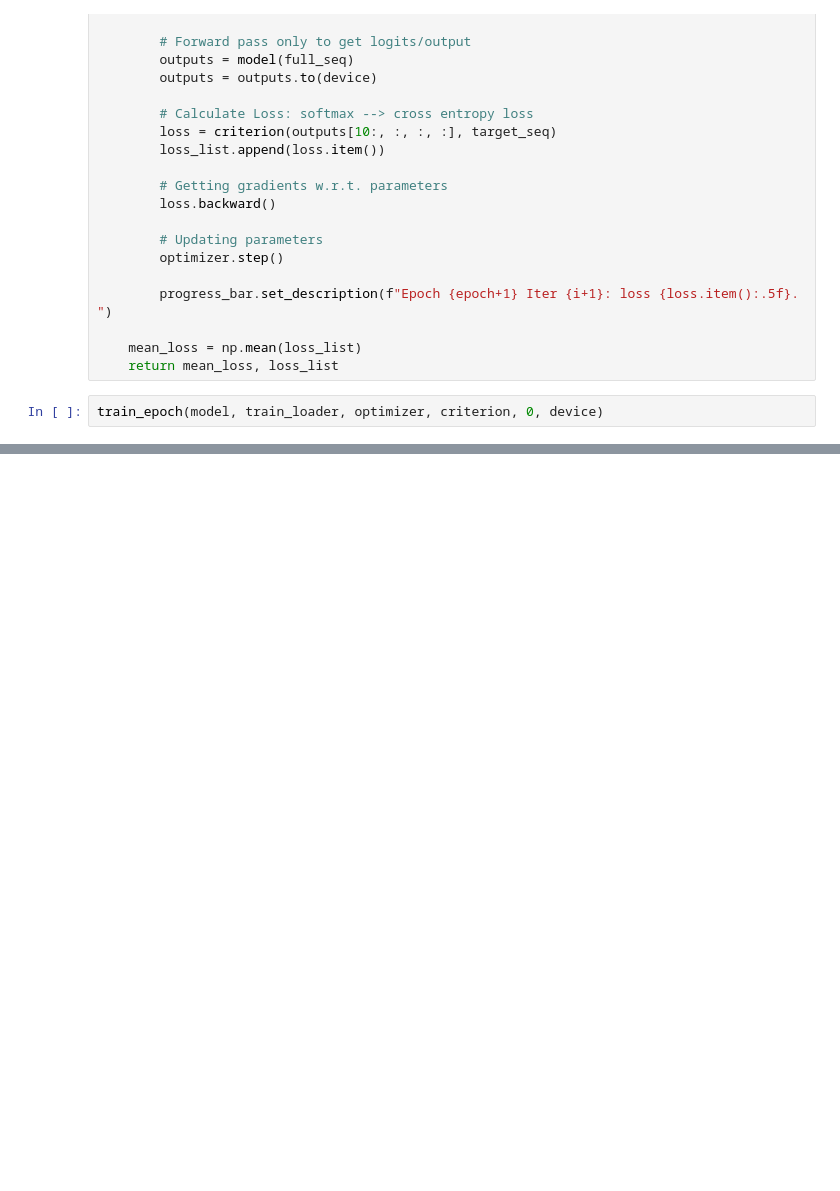
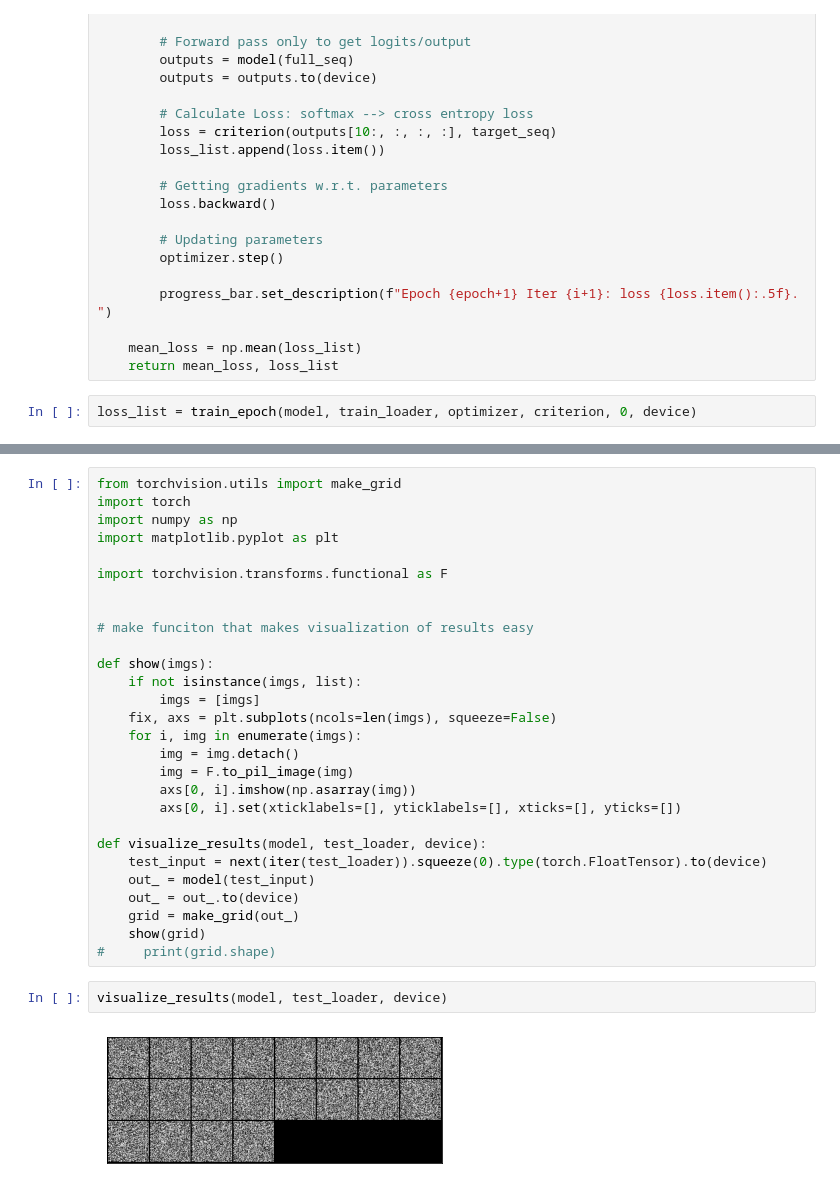
Before and after one commit to vardeep-sandhu/VideoFramePrediction, a Jupyter notebook: scripts/Encoder_Decoder.ipynb, the cells around one changed output, grey strips where cells are left out. Cells and saved outputs as stored; diff of their text form; blank space fills up the shorter version.

Commit message:
visualized results

```diff
--- a/scripts/Encoder_Decoder.ipynb
+++ b/scripts/Encoder_Decoder.ipynb
@@ -139,4 +139,4 @@ def train_epoch(model, train_loader, optimizer, criterion, epoch, device):
     mean_loss = np.mean(loss_list)
     return mean_loss, loss_list
 # %%
-train_epoch(model, train_loader, optimizer, criterion, 0, device)
+loss_list = train_epoch(model, train_loader, optimizer, criterion, 0, device)
@@ -149,0 +143,32 @@ decoder.firstDecoder
+# %%
+from torchvision.utils import make_grid
+import torch
+import numpy as np
+import matplotlib.pyplot as plt
+
+import torchvision.transforms.functional as F
+
+
+# make funciton that makes visualization of results easy
+
+def show(imgs):
+    if not isinstance(imgs, list):
+        imgs = [imgs]
+    fix, axs = plt.subplots(ncols=len(imgs), squeeze=False)
+    for i, img in enumerate(imgs):
+        img = img.detach()
+        img = F.to_pil_image(img)
+        axs[0, i].imshow(np.asarray(img))
+        axs[0, i].set(xticklabels=[], yticklabels=[], xticks=[], yticks=[])
+
+def visualize_results(model, test_loader, device):
+    test_input = next(iter(test_loader)).squeeze(0).type(torch.FloatTensor).to(device)
+    out_ = model(test_input)
+    out_ = out_.to(device)
+    grid = make_grid(out_)
+    show(grid)
+#     print(grid.shape)
+# %%
+visualize_results(model, test_loader, device)
+# %% [output]
+[figure, added]
```
Also changed, not shown: parts of 3 cells of this notebook.
